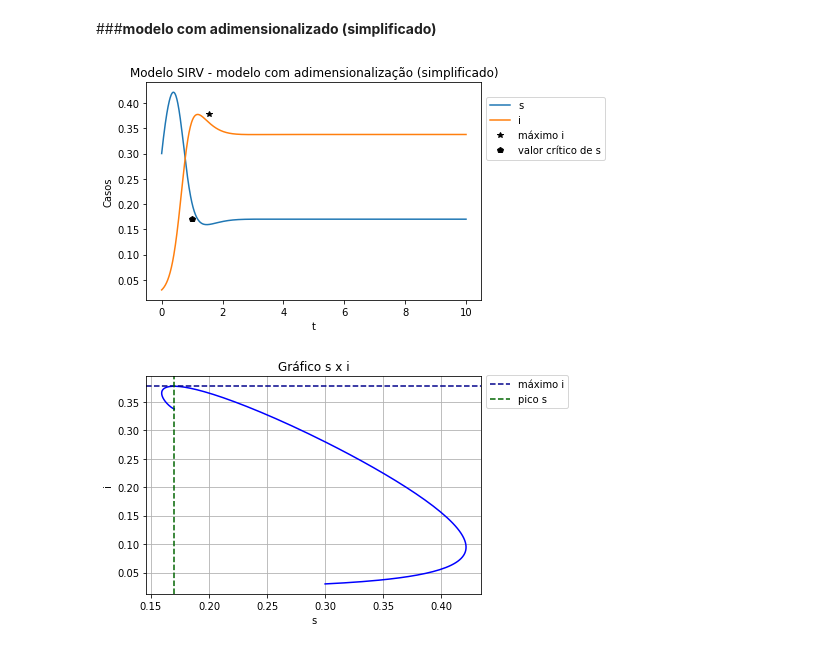
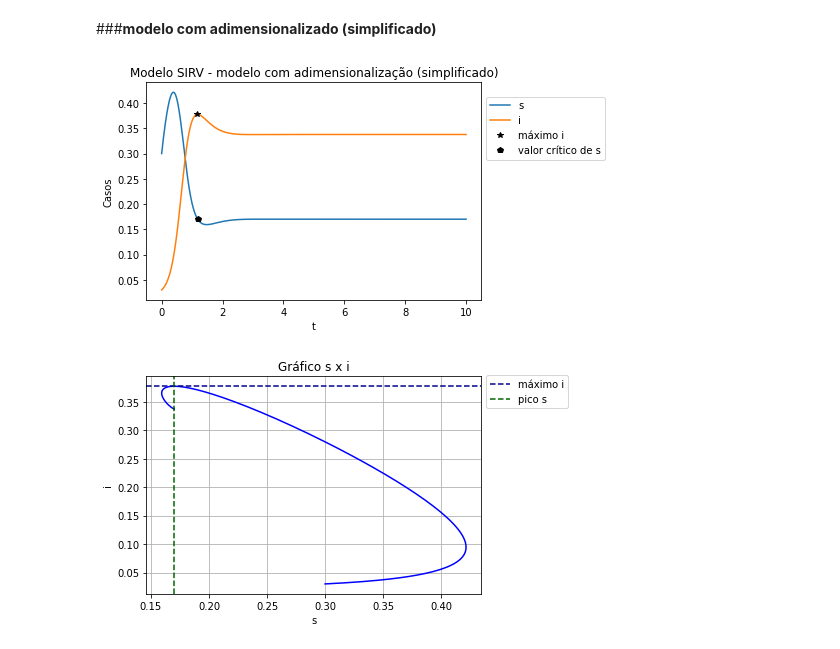
Before and after one commit to fillipepierin/Curso-Modelagem-na-Quarentena, a Jupyter notebook: Modelagem_Matemática_na_Quarentena_módulo_3.ipynb, the cells around one changed output. Cells and saved outputs as stored; diff of their text form; code cells hidden in the pictures.

```diff
--- a/Modelagem_Matemática_na_Quarentena_módulo_3.ipynb
+++ b/Modelagem_Matemática_na_Quarentena_módulo_3.ipynb
@@ -167,36 +167,36 @@ a = 0; d = 10; i = 0.01
 t = np.linspace(a, d, int(1 + (d - a) / i))
 
 def deriv(y, t, N, b, c):
     s, i = y
     dsdt = (1 - p) - b * s * i - s
     didt = b * s * i - c * i - i
     return dsdt, didt
 
 # Initial conditions vector
 y0 = s0, i0
 # Integrate the SIR equations over the time grid, t.
 ret = odeint(deriv, y0, t, args=(N, b, c)) # 'odeint' função para resolver a EDO usando o método de Euler
 s, i = ret.T
 
 ax = plt.subplot(111)
 ax.plot(t, s, label = "s")
 ax.plot(t, i, label = "i")
 
 imax = max(i);
 smax = (c + 1) / b;
-plt.plot(1.55, imax, "*", color = "black", label = "máximo i")
-plt.plot(1.0, smax, "p", color = "black", label = "valor crítico de s")
+plt.plot(1.17, imax, "*", color = "black", label = "máximo i")
+plt.plot(1.20, smax, "p", color = "black", label = "valor crítico de s")
 plt.xlabel("t")
 plt.ylabel("Casos")
 plt.title(r"Modelo SIRV - modelo com adimensionalização (simplificado)")
 # plt.title(r"Modelo SIRV, N = {0:.2f}, $\beta$ = {1:.4f}, $\mu$ = {2:.4f}, $\gamma$ = {3:.4f}, $S_0$ = {4:.2f}, $I_0$ = {5:.2f}".format(N, beta, mi, gamma, S0, I0))
 
 box = ax.get_position()
 ax.set_position([box.x0, box.y0, box.width * 1.0, box.height])
 ax.legend(loc='center left', bbox_to_anchor=(1, 0.79))
 plt.show()
 # %% [output]
-[figure, old version]
+[figure, new version]
 # %%
 ax = plt.subplot(111)
 imax = max(i);
```
Also changed, not shown: parts of 1 cell of this notebook.
